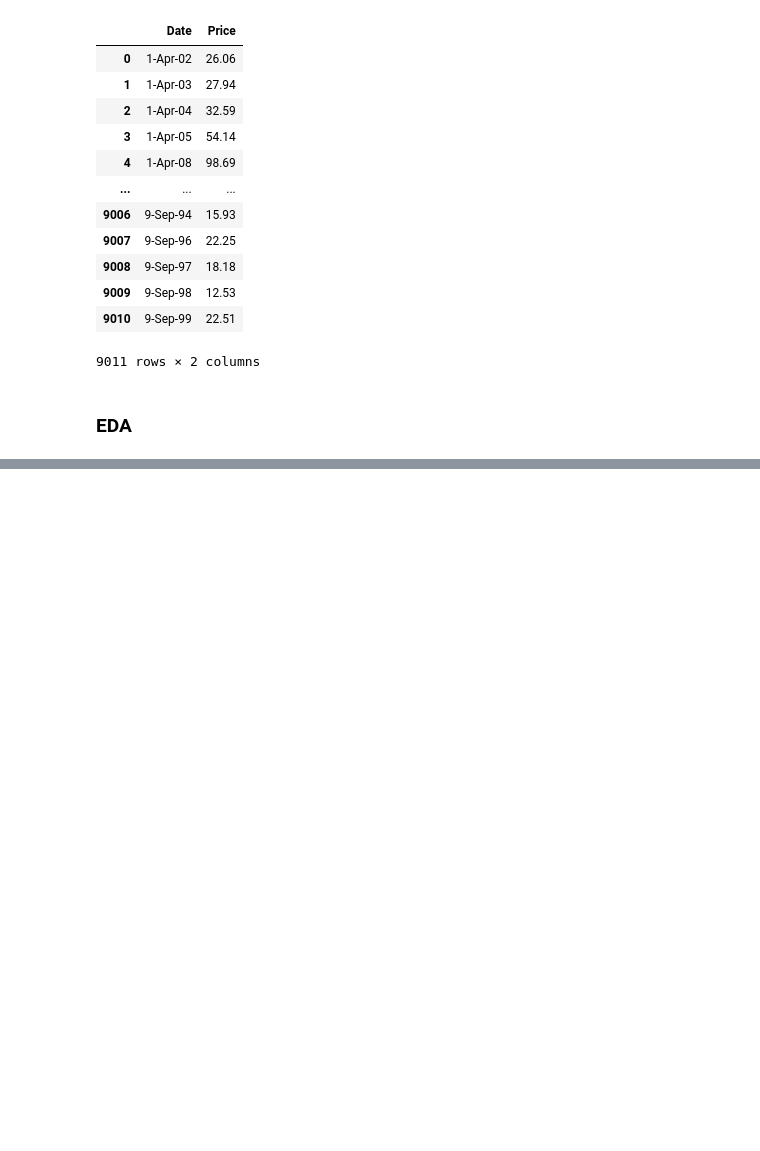
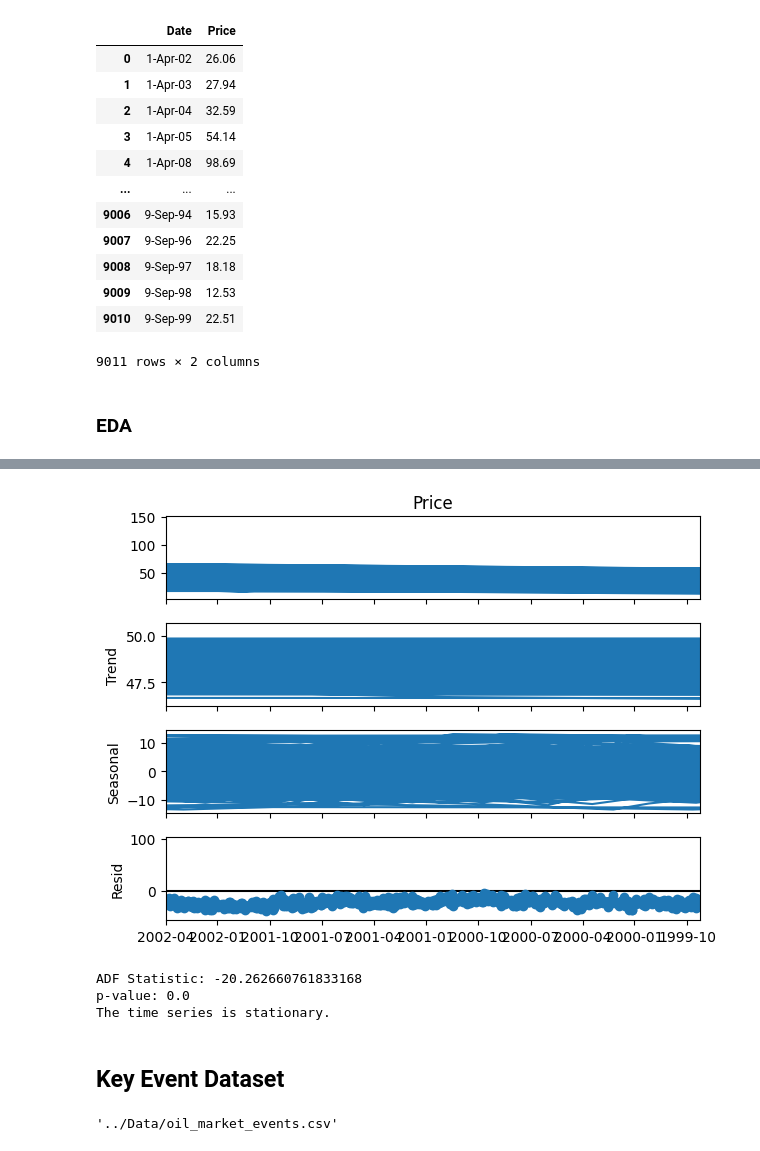
Before and after one commit to mubarek4566/oil-price-event-analysis, a Jupyter notebook: notebooks/main.ipynb, the cells around one changed output, grey strips where cells are left out. Drawn from its saved outputs; the diff is of its cells as text; code cells hidden in the pictures; blank space fills up the shorter version.

Commit message:
Including events from different source to out dataset

```diff
--- a/notebooks/main.ipynb
+++ b/notebooks/main.ipynb
@@ -111,0 +98,12 @@ plt.show()
+# %%
+eda.plot_decomposition_results()
+# %% [output]
+[figure, added]
+# %%
+eda.Augmented_Dickey_Fuller_test()
+# %% [output]
+ADF Statistic: -20.262660761833168
+p-value: 0.0
+The time series is stationary.
+# %% [markdown]
+## Key Event Dataset
@@ -111,0 +133,11 @@ plt.show()
+# %%
+# Convert date to datetime
+events_df['start_date'] = pd.to_datetime(events_df['start_date'])
+
+# Save to CSV
+events_csv_path = "../Data/oil_market_events.csv"
+events_df.to_csv(events_csv_path, index=False)
+
+events_csv_path  # Return the file path for download
+# %% [output]
+'../Data/oil_market_events.csv'
```
Also changed, not shown: parts of 9 cells of this notebook, 1 other file.
